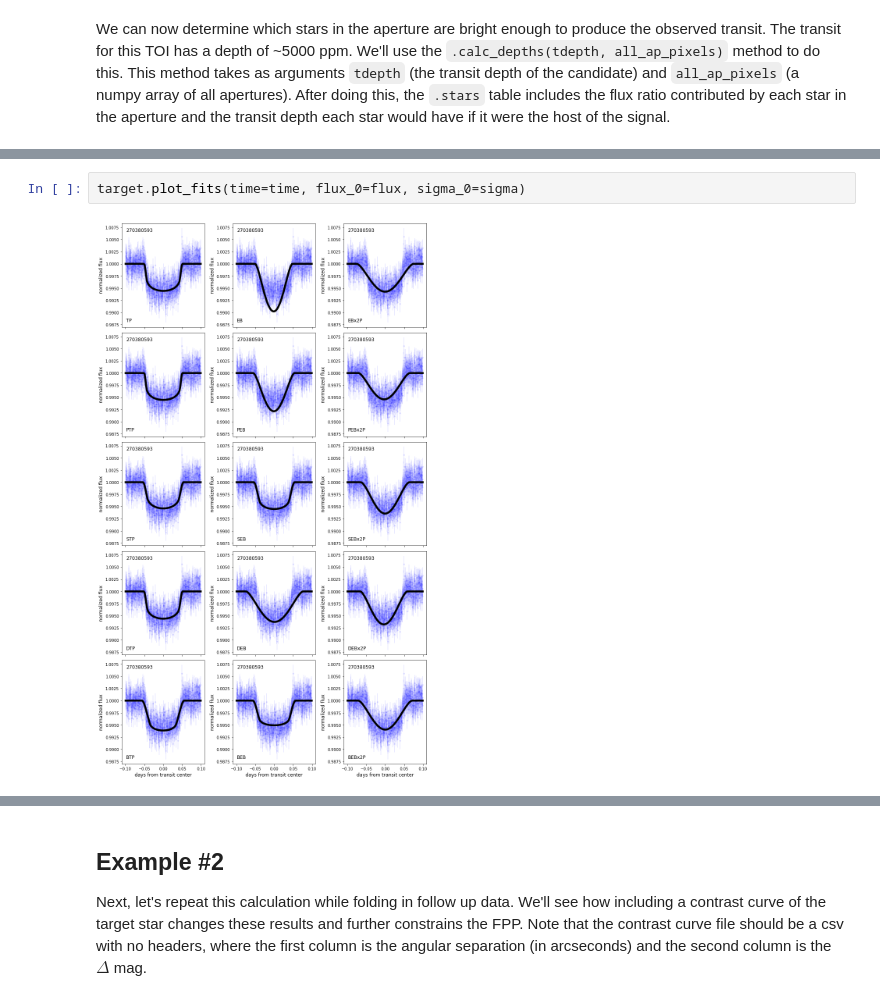
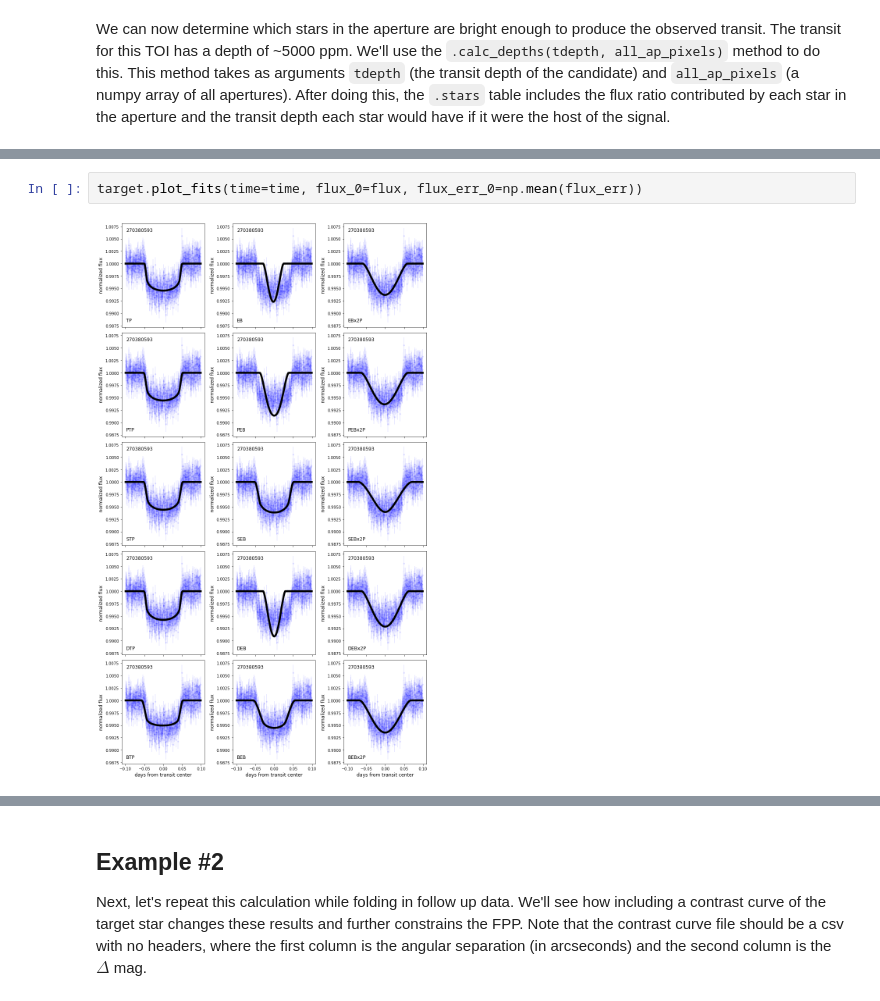
Before and after one commit to stevengiacalone/triceratops, a Jupyter notebook: examples/example.ipynb, the cells around one changed output, grey strips where cells are left out. Saved outputs shown, nothing was run; the diff lists cells and outputs as text.

```diff
--- a/examples/example.ipynb
+++ b/examples/example.ipynb
@@ -149,4 +142,4 @@ NFPP = 0.0
 # %%
-target.plot_fits(time=time, flux_0=flux, sigma_0=sigma)
+target.plot_fits(time=time, flux_0=flux, flux_err_0=np.mean(flux_err))
 # %% [output]
-[figure, old version]
+[figure, new version]
```
Also changed, not shown: parts of 19 cells of this notebook, 6 other files.
